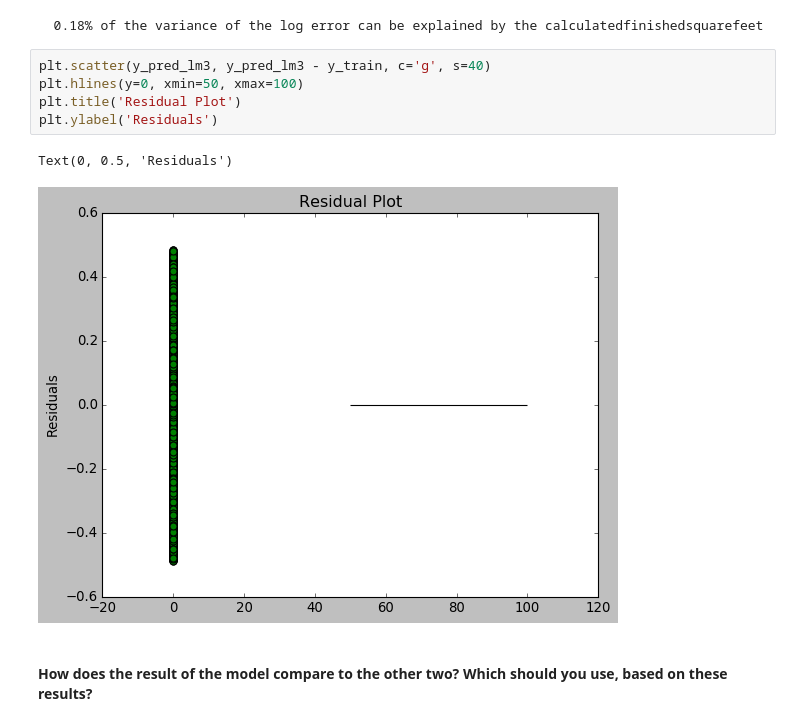
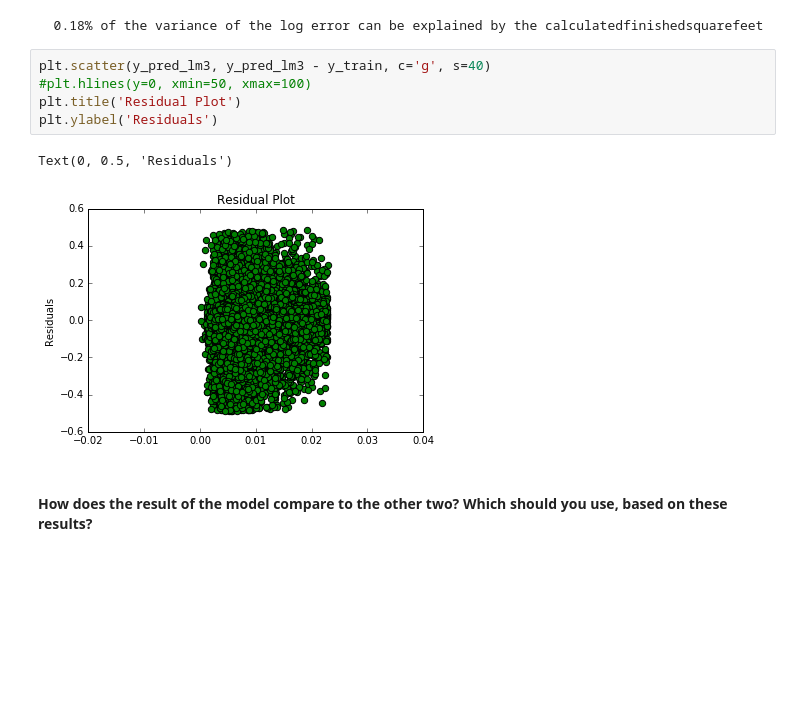
Before and after one commit to HackneyChad/Codeup_DS_projects, a Jupyter notebook: Regression_Proj_Hackney_Chad.ipynb, the cells around one changed output. Drawn from its saved outputs; the diff is of its cells as text; blank space fills up the shorter version.

```diff
--- a/Regression_Proj_Hackney_Chad.ipynb
+++ b/Regression_Proj_Hackney_Chad.ipynb
@@ -1018,12 +1018,12 @@ print('  {:.2%} of the variance of the log error can be explained by the calcula
   0.18% of the variance of the log error can be explained by the calculatedfinishedsquarefeet
 # %%
 plt.scatter(y_pred_lm3, y_pred_lm3 - y_train, c='g', s=40)
-plt.hlines(y=0, xmin=50, xmax=100)
+#plt.hlines(y=0, xmin=50, xmax=100)
 plt.title('Residual Plot')
 plt.ylabel('Residuals')
 # %% [output]
 Text(0, 0.5, 'Residuals')
-[figure, old version]
+[figure, new version]
 # %% [markdown]
 #### How does the result of the model compare to the other two? Which should you use, based on these results?
 # %%
```
Also changed, not shown: parts of 12 cells of this notebook.
